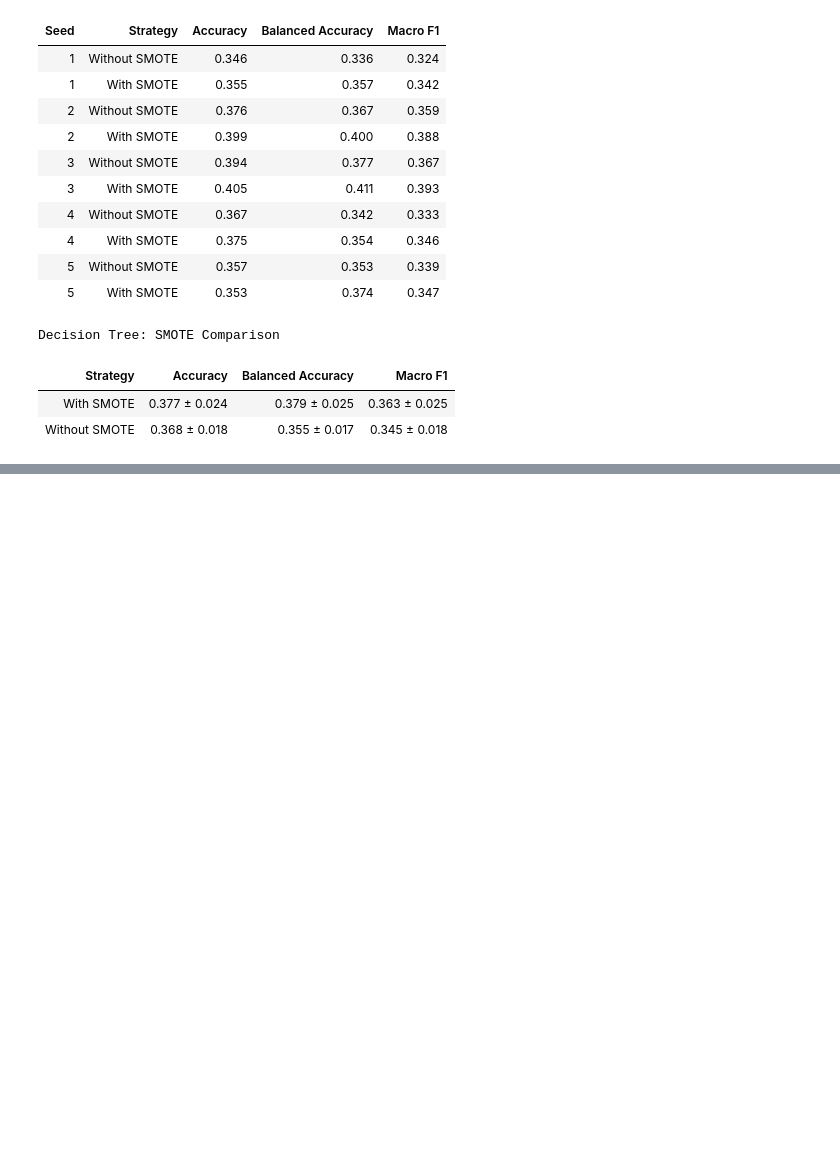
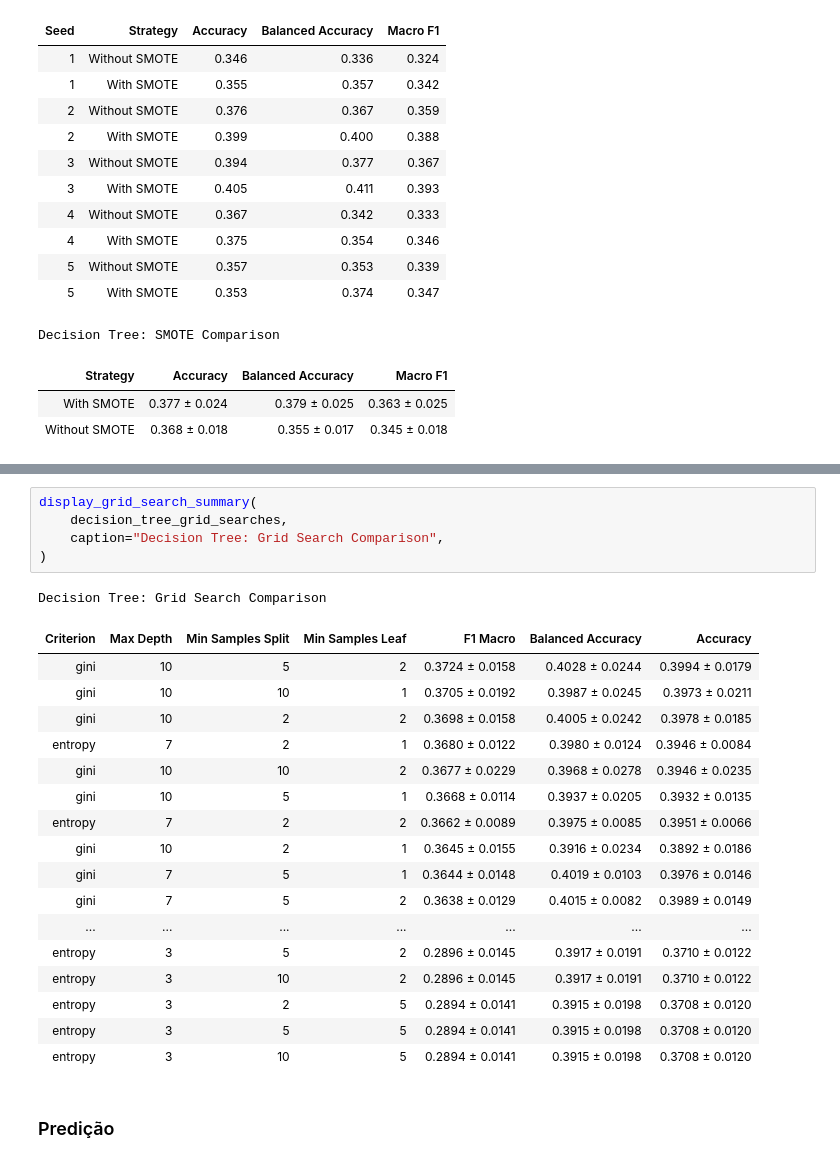
Before and after one commit to gabdumal/data_mining, a Jupyter notebook: assignment_7/main.ipynb, the cells around one changed output, grey strips where cells are left out. Drawn from its saved outputs; the diff is of its cells as text; blank space fills up the shorter version.

```diff
--- a/assignment_7/main.ipynb
+++ b/assignment_7/main.ipynb
@@ -267,0 +392,26 @@ Decision Tree: SMOTE Comparison
+# %%
+display_grid_search_summary(
+    decision_tree_grid_searches,
+    caption="Decision Tree: Grid Search Comparison",
+)
+# %% [output]
+Decision Tree: Grid Search Comparison
+| Criterion | Max Depth | Min Samples Split | Min Samples Leaf | F1 Macro | Balanced Accuracy | Accuracy |
+| gini | 10 | 5 | 2 | 0.3724 ± 0.0158 | 0.4028 ± 0.0244 | 0.3994 ± 0.0179 |
+| gini | 10 | 10 | 1 | 0.3705 ± 0.0192 | 0.3987 ± 0.0245 | 0.3973 ± 0.0211 |
+| gini | 10 | 2 | 2 | 0.3698 ± 0.0158 | 0.4005 ± 0.0242 | 0.3978 ± 0.0185 |
+| entropy | 7 | 2 | 1 | 0.3680 ± 0.0122 | 0.3980 ± 0.0124 | 0.3946 ± 0.0084 |
+| gini | 10 | 10 | 2 | 0.3677 ± 0.0229 | 0.3968 ± 0.0278 | 0.3946 ± 0.0235 |
+| gini | 10 | 5 | 1 | 0.3668 ± 0.0114 | 0.3937 ± 0.0205 | 0.3932 ± 0.0135 |
+| entropy | 7 | 2 | 2 | 0.3662 ± 0.0089 | 0.3975 ± 0.0085 | 0.3951 ± 0.0066 |
+| gini | 10 | 2 | 1 | 0.3645 ± 0.0155 | 0.3916 ± 0.0234 | 0.3892 ± 0.0186 |
+| gini | 7 | 5 | 1 | 0.3644 ± 0.0148 | 0.4019 ± 0.0103 | 0.3976 ± 0.0146 |
+| gini | 7 | 5 | 2 | 0.3638 ± 0.0129 | 0.4015 ± 0.0082 | 0.3989 ± 0.0149 |
+| ... | ... | ... | ... | ... | ... | ... |
+| entropy | 3 | 5 | 2 | 0.2896 ± 0.0145 | 0.3917 ± 0.0191 | 0.3710 ± 0.0122 |
+| entropy | 3 | 10 | 2 | 0.2896 ± 0.0145 | 0.3917 ± 0.0191 | 0.3710 ± 0.0122 |
+| entropy | 3 | 2 | 5 | 0.2894 ± 0.0141 | 0.3915 ± 0.0198 | 0.3708 ± 0.0120 |
+| entropy | 3 | 5 | 5 | 0.2894 ± 0.0141 | 0.3915 ± 0.0198 | 0.3708 ± 0.0120 |
+| entropy | 3 | 10 | 5 | 0.2894 ± 0.0141 | 0.3915 ± 0.0198 | 0.3708 ± 0.0120 |
+# %% [markdown]
+### Predição
```
Also changed, not shown: parts of 10 cells of this notebook, 1 other file.
